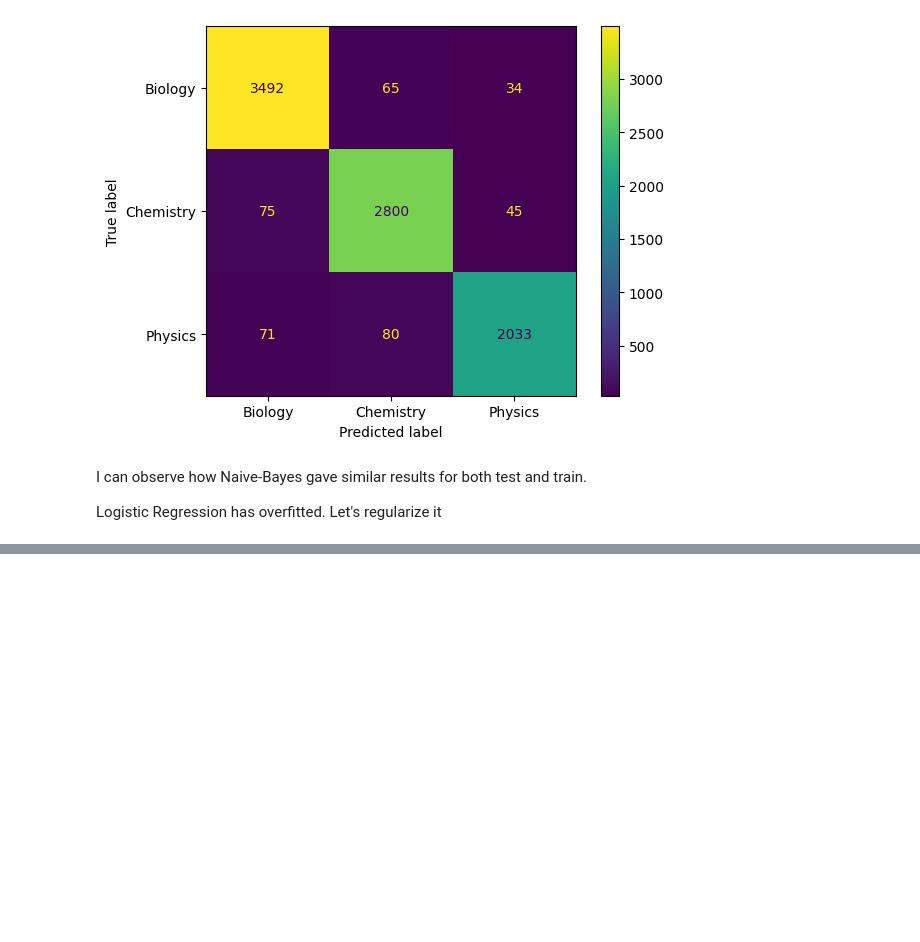
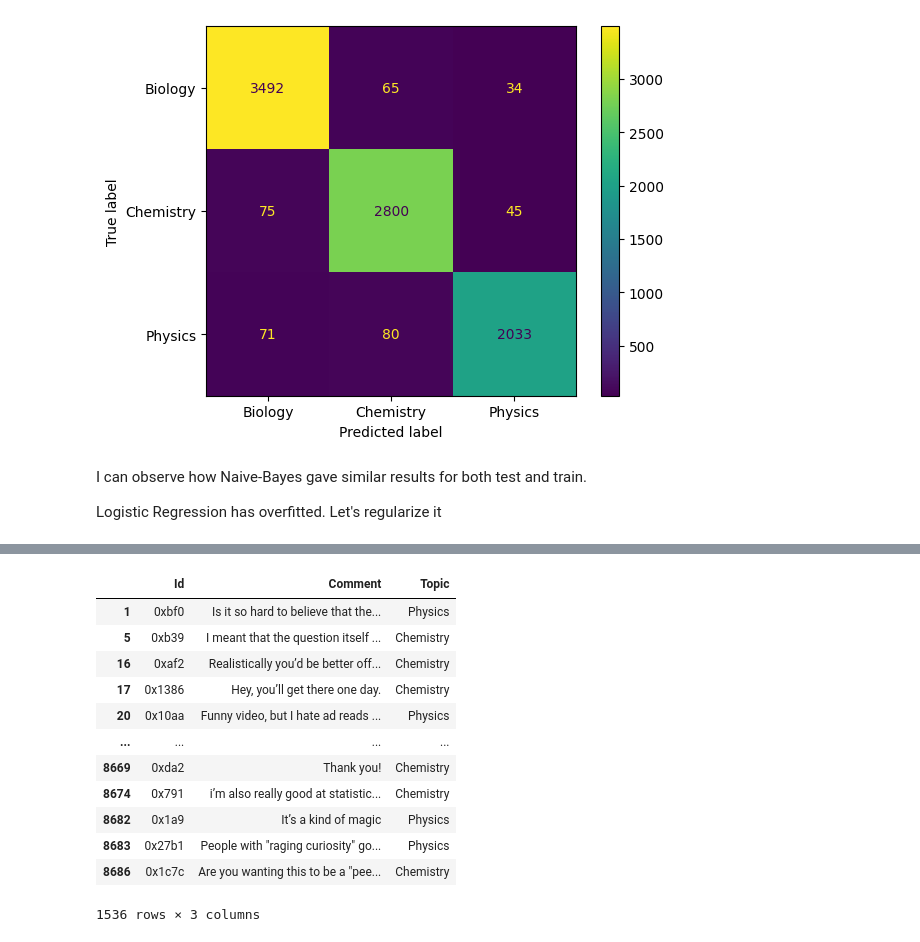
Before and after one commit to I-am-Sakthivel/phy_chem_bio, a Jupyter notebook: phy_chem_bio.ipynb, the cells around one changed output, grey strips where cells are left out. Drawn from its saved outputs; the diff is of its cells as text; code cells hidden in the pictures; blank space fills up the shorter version.

```diff
--- a/phy_chem_bio.ipynb
+++ b/phy_chem_bio.ipynb
@@ -377,0 +416,7 @@ for i in [1e-4,1e-3,1e-2]:
+# %%
+tfpipe2=Pipeline([
+    ('tfv',TfidfVectorizer(lowercase=False)),
+    ('nb',MultinomialNB())
+])
+# %%
+tfpipe2.fit(X_list,y_train)
@@ -377,0 +426,2 @@ for i in [1e-4,1e-3,1e-2]:
+# %%
+y_pred_tf2_train=tfpipe2.predict(X_list)
@@ -377,0 +440,16 @@ for i in [1e-4,1e-3,1e-2]:
+# %%
+df[y_train!=y_pred_tf2_train]
+# %% [output]
+|  | Id | Comment | Topic |
+| 1 | 0xbf0 | Is it so hard to believe that the... | Physics |
+| 5 | 0xb39 | I meant that the question itself ... | Chemistry |
+| 16 | 0xaf2 | Realistically you’d be better off... | Chemistry |
+| 17 | 0x1386 | Hey, you’ll get there one day. | Chemistry |
+| 20 | 0x10aa | Funny video, but I hate ad reads ... | Physics |
+| ... | ... | ... | ... |
+| 8669 | 0xda2 | Thank you! | Chemistry |
+| 8674 | 0x791 | i’m also really good at statistic... | Chemistry |
+| 8682 | 0x1a9 | It’s a kind of magic | Physics |
+| 8683 | 0x27b1 | People with "raging curiosity" go... | Physics |
+| 8686 | 0x1c7c | Are you wanting this to be a "pee... | Chemistry |
+1536 rows × 3 columns
```
Also changed, not shown: parts of 40 cells of this notebook.
